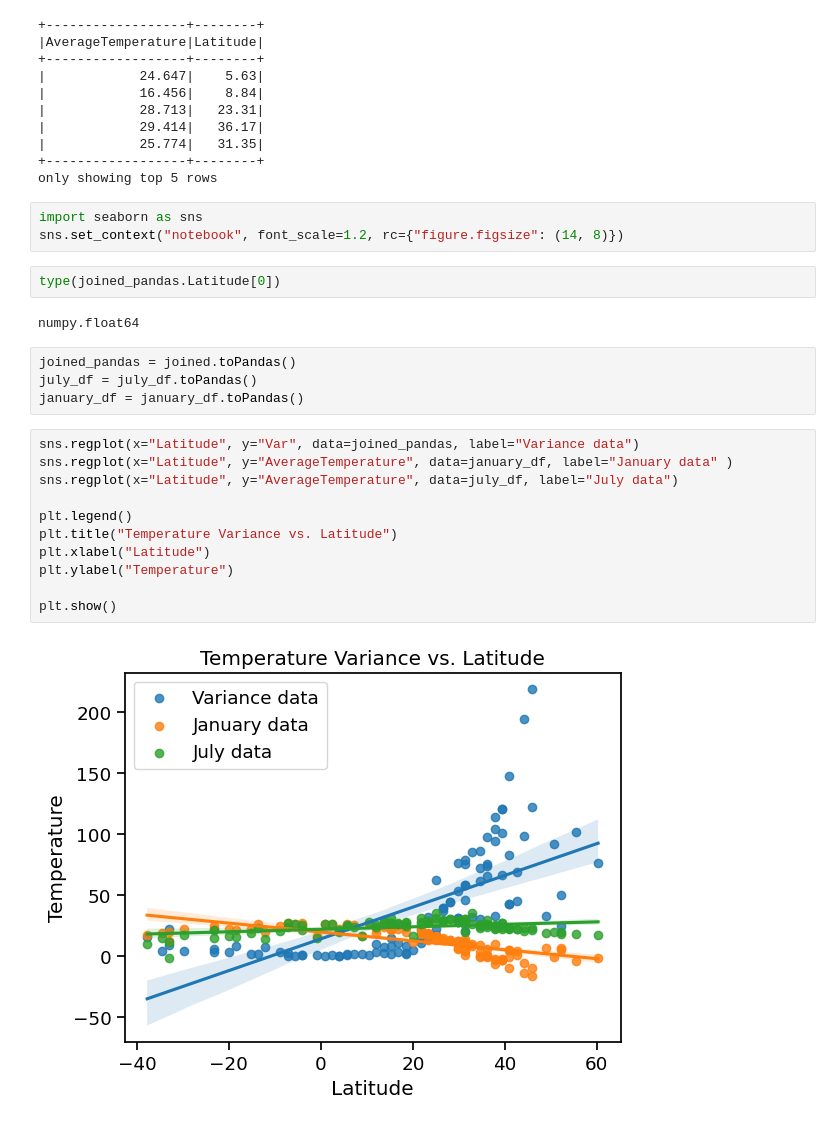
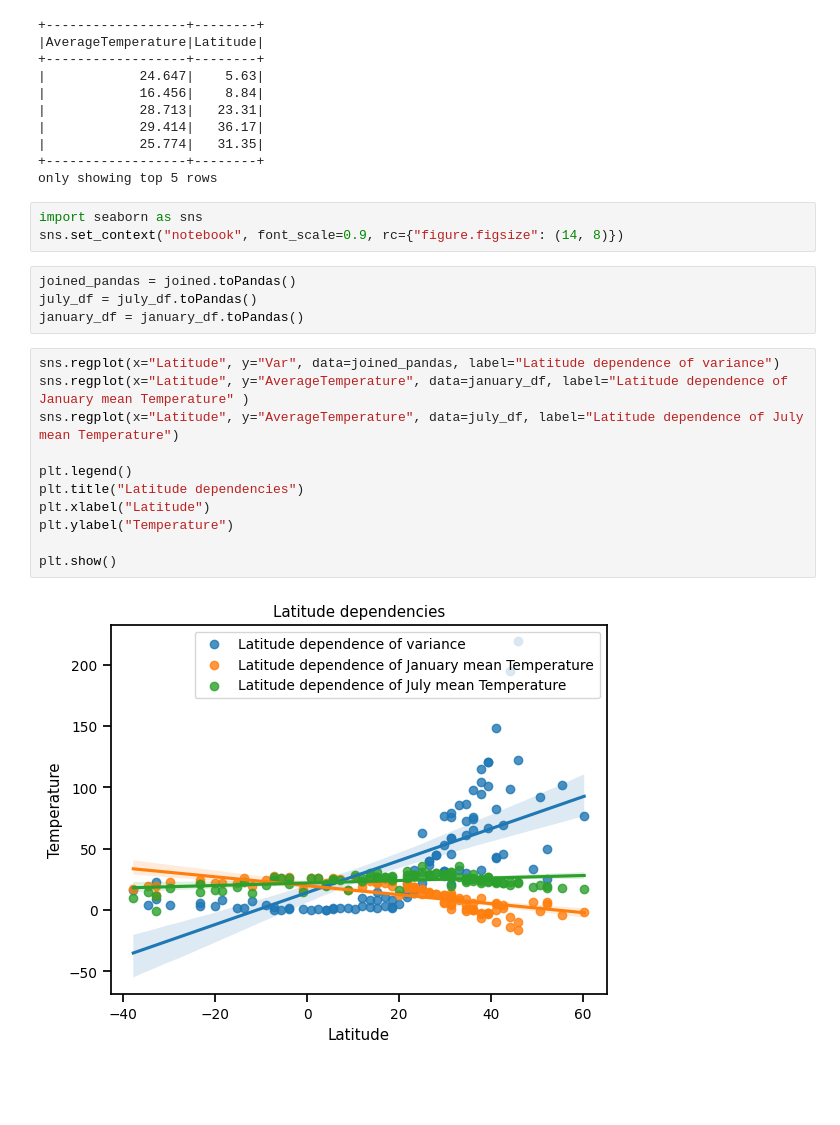
Before and after one commit to mohorka/big_numbers, a Jupyter notebook: task5.ipynb, the cells around one changed output. Saved outputs shown, nothing was run; the diff lists cells and outputs as text; blank space fills up the shorter version.

```diff
--- a/task5.ipynb
+++ b/task5.ipynb
@@ -197,25 +196,21 @@ july_df.show(5)
 only showing top 5 rows
 # %%
 import seaborn as sns
-sns.set_context("notebook", font_scale=1.2, rc={"figure.figsize": (14, 8)})
+sns.set_context("notebook", font_scale=0.9, rc={"figure.figsize": (14, 8)})
-# %%
-type(joined_pandas.Latitude[0])
-# %% [output]
-numpy.float64
 # %%
 joined_pandas = joined.toPandas()
 july_df = july_df.toPandas()
 january_df = january_df.toPandas()
 # %%
-sns.regplot(x="Latitude", y="Var", data=joined_pandas, label="Variance data")
-sns.regplot(x="Latitude", y="AverageTemperature", data=january_df, label="January data" )
-sns.regplot(x="Latitude", y="AverageTemperature", data=july_df, label="July data")
+sns.regplot(x="Latitude", y="Var", data=joined_pandas, label="Latitude dependence of variance")
+sns.regplot(x="Latitude", y="AverageTemperature", data=january_df, label="Latitude dependence of January mean Temperature" )
+sns.regplot(x="Latitude", y="AverageTemperature", data=july_df, label="Latitude dependence of July mean Temperature")
 
 plt.legend()
-plt.title("Temperature Variance vs. Latitude")
+plt.title("Latitude dependencies")
 plt.xlabel("Latitude")
 plt.ylabel("Temperature")
 
 plt.show()
 # %% [output]
-[figure, old version]
+[figure, new version]
```
Also changed, not shown: parts of 41 cells of this notebook, 2 other files.
